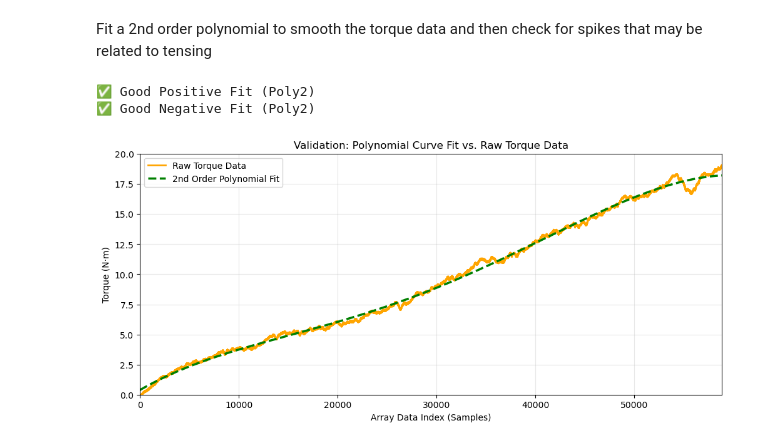
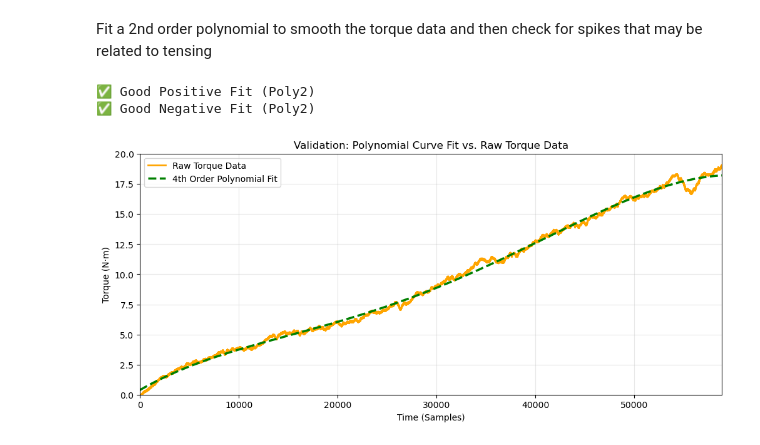
Before and after one commit to aw422/Spine-Stiffness-Python, a Jupyter notebook: FullTestProcPy.ipynb, the cells around one changed output. Drawn from its saved outputs; the diff is of its cells as text; code cells hidden in the pictures.

```diff
--- a/FullTestProcPy.ipynb
+++ b/FullTestProcPy.ipynb
@@ -151,40 +150,34 @@ torque_fit = np.polyval(coefficients, time)
 resid_torque = torque - torque_fit
 
 #Checks against the threshold for tensing
 threshold = 3.0
 max_residual = np.max(resid_torque)
 min_residual = np.min(resid_torque)
 
 #Check positive residuals
 if max_residual > threshold:
     print("⚠️ Warning: High Positive Residuals (Poly2)")
 else:
     print("✅ Good Positive Fit (Poly2)")
 
 #Checks negative residuals
 if min_residual < -threshold:
     print("⚠️ Warning: High Negative Residuals (Poly2)")
 else:
     print("✅ Good Negative Fit (Poly2)")
 
 plt.figure(figsize=(12, 5))
-
 plt.plot(time, torque, label='Raw Torque Data', color='orange', linewidth=2)
-
-plt.plot(time, torque_fit, label='2nd Order Polynomial Fit', color='green', linestyle='--', linewidth=2.5)
-
+plt.plot(time, torque_fit, label='4th Order Polynomial Fit', color='green', linestyle='--', linewidth=2.5)
 plt.title('Validation: Polynomial Curve Fit vs. Raw Torque Data')
-plt.xlabel('Array Data Index (Samples)')
+plt.xlabel('Time (Samples)')
 plt.ylabel('Torque (N·m)')
-
 plt.xlim(0, len(torque))
-plt.ylim(0, max(torque) * 1.05) # Adds a tiny 5% headroom at the top so the peak isn't crowded
-
+plt.ylim(0, max(torque) * 1.05)
 plt.legend()
 plt.grid(True, alpha=0.3)
-
 plt.show()
 # %% [output]
 ✅ Good Positive Fit (Poly2)
 ✅ Good Negative Fit (Poly2)
-[figure, old version]
+[figure, new version]
```
Also changed, not shown: parts of 5 cells of this notebook.
